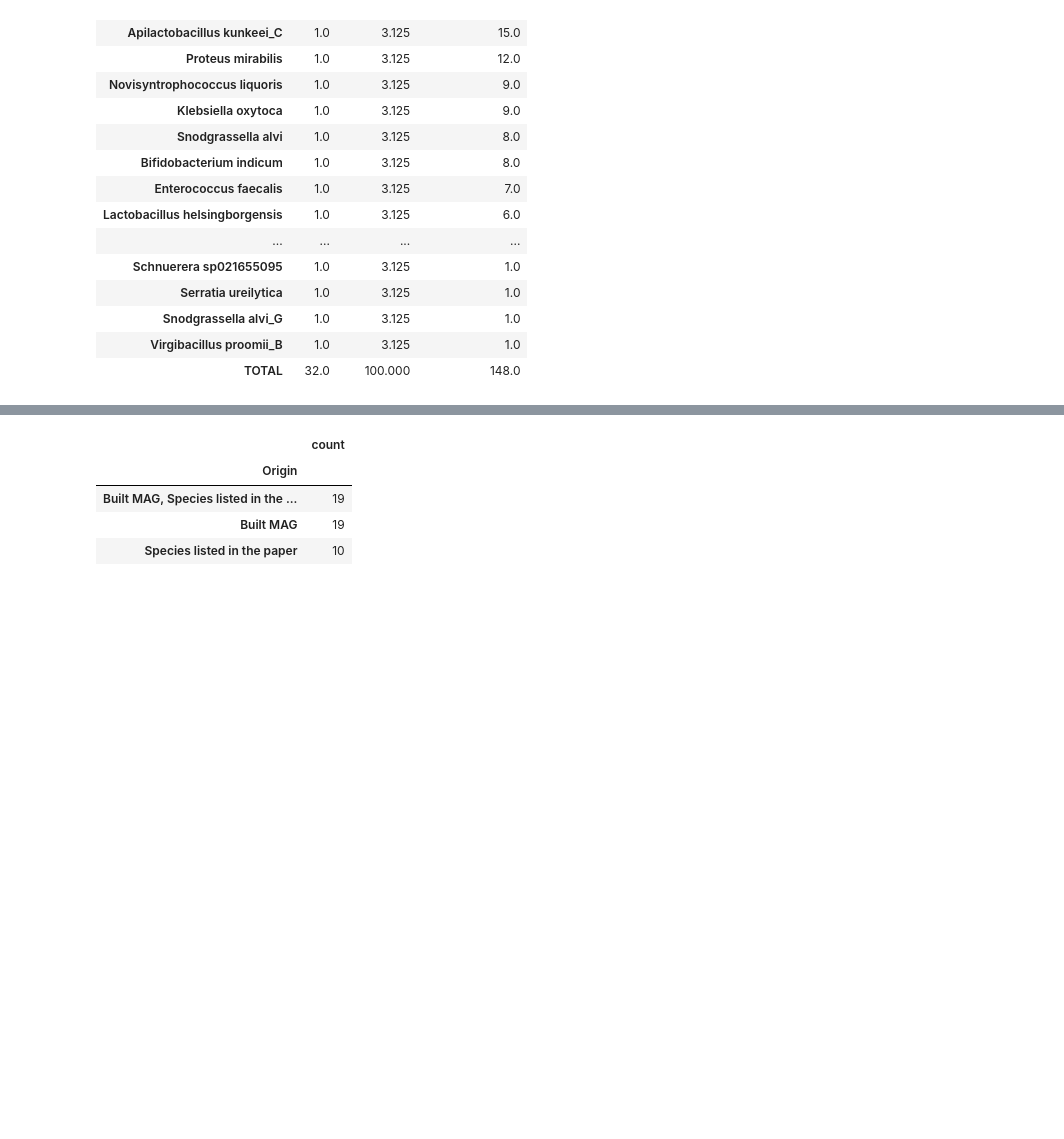
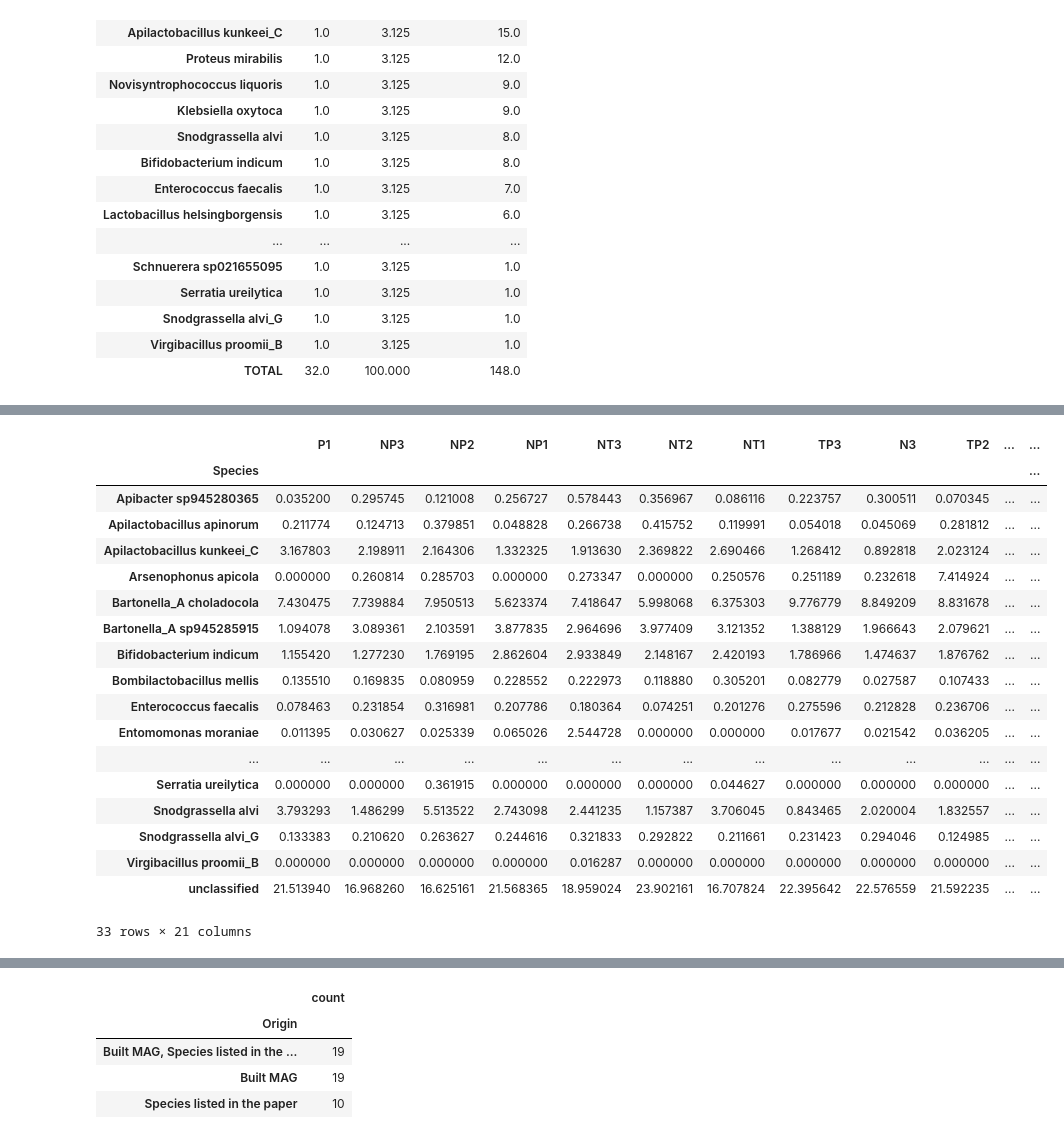
Before and after one commit to usegalaxy-eu/FAIRyMAGs, a Jupyter notebook: bin/use-case-bee-microbiome-exploration.ipynb, the cells around one changed output, grey strips where cells are left out. Drawn from its saved outputs; the diff is of its cells as text; code cells hidden in the pictures; blank space fills up the shorter version.

```diff
--- a/bin/use-case-bee-microbiome-exploration.ipynb
+++ b/bin/use-case-bee-microbiome-exploration.ipynb
@@ -194,0 +224,28 @@ display(get_level_counts(df_expert, "Species"))
+# %%
+# combine coverage information with taxonomy information
+
+coverage_fp = data_dp_2 / "coverm.tsv"
+coverage_df = pd.read_csv(coverage_fp, sep="\t")
+
+species_idx = reps_df.columns.get_loc("Species")
+abund_df = reps_df.copy()
+abund_df = abund_df.iloc[:, : species_idx + 1].copy()
+
+abund_df = abund_df.merge(
+    coverage_df,
+    left_on="MAG",
+    right_on="Genome",
+    how="left",
+)
+abund_df = abund_df.drop(columns=["Genome"], errors="ignore")
+
+run_to_replicate = metadata_df.set_index("Run accession")["Replicate"].to_dict()
+abund_df = abund_df.rename(
+    columns={
+        column: run_to_replicate[column]
+        for column in abund_df.columns
+        if column.startswith("SRR") and column in run_to_replicate
+    }
+)
+
+abund_df
@@ -194,0 +271,23 @@ display(get_level_counts(df_expert, "Species"))
+# %%
+reduced_abund_df = abund_df.groupby("Species").sum(numeric_only=True)
+reduced_abund_df
+# %% [output]
+|  | P1 | NP3 | NP2 | NP1 | NT3 | NT2 | NT1 | TP3 | N3 | TP2 | ... | ... |
+| Species |  |  |  |  |  |  |  |  |  |  |  | ... |
+| Apibacter sp945280365 | 0.035200 | 0.295745 | 0.121008 | 0.256727 | 0.578443 | 0.356967 | 0.086116 | 0.223757 | 0.300511 | 0.070345 | ... | ... |
+| Apilactobacillus apinorum | 0.211774 | 0.124713 | 0.379851 | 0.048828 | 0.266738 | 0.415752 | 0.119991 | 0.054018 | 0.045069 | 0.281812 | ... | ... |
+| Apilactobacillus kunkeei_C | 3.167803 | 2.198911 | 2.164306 | 1.332325 | 1.913630 | 2.369822 | 2.690466 | 1.268412 | 0.892818 | 2.023124 | ... | ... |
+| Arsenophonus apicola | 0.000000 | 0.260814 | 0.285703 | 0.000000 | 0.273347 | 0.000000 | 0.250576 | 0.251189 | 0.232618 | 7.414924 | ... | ... |
+| Bartonella_A choladocola | 7.430475 | 7.739884 | 7.950513 | 5.623374 | 7.418647 | 5.998068 | 6.375303 | 9.776779 | 8.849209 | 8.831678 | ... | ... |
+| Bartonella_A sp945285915 | 1.094078 | 3.089361 | 2.103591 | 3.877835 | 2.964696 | 3.977409 | 3.121352 | 1.388129 | 1.966643 | 2.079621 | ... | ... |
+| Bifidobacterium indicum | 1.155420 | 1.277230 | 1.769195 | 2.862604 | 2.933849 | 2.148167 | 2.420193 | 1.786966 | 1.474637 | 1.876762 | ... | ... |
+| Bombilactobacillus mellis | 0.135510 | 0.169835 | 0.080959 | 0.228552 | 0.222973 | 0.118880 | 0.305201 | 0.082779 | 0.027587 | 0.107433 | ... | ... |
+| Enterococcus faecalis | 0.078463 | 0.231854 | 0.316981 | 0.207786 | 0.180364 | 0.074251 | 0.201276 | 0.275596 | 0.212828 | 0.236706 | ... | ... |
+| Entomomonas moraniae | 0.011395 | 0.030627 | 0.025339 | 0.065026 | 2.544728 | 0.000000 | 0.000000 | 0.017677 | 0.021542 | 0.036205 | ... | ... |
+| ... | ... | ... | ... | ... | ... | ... | ... | ... | ... | ... | ... | ... |
+| Serratia ureilytica | 0.000000 | 0.000000 | 0.361915 | 0.000000 | 0.000000 | 0.000000 | 0.044627 | 0.000000 | 0.000000 | 0.000000 | ... | ... |
+| Snodgrassella alvi | 3.793293 | 1.486299 | 5.513522 | 2.743098 | 2.441235 | 1.157387 | 3.706045 | 0.843465 | 2.020004 | 1.832557 | ... | ... |
+| Snodgrassella alvi_G | 0.133383 | 0.210620 | 0.263627 | 0.244616 | 0.321833 | 0.292822 | 0.211661 | 0.231423 | 0.294046 | 0.124985 | ... | ... |
+| Virgibacillus proomii_B | 0.000000 | 0.000000 | 0.000000 | 0.000000 | 0.016287 | 0.000000 | 0.000000 | 0.000000 | 0.000000 | 0.000000 | ... | ... |
+| unclassified | 21.513940 | 16.968260 | 16.625161 | 21.568365 | 18.959024 | 23.902161 | 16.707824 | 22.395642 | 22.576559 | 21.592235 | ... | ... |
+33 rows × 21 columns
```
Also changed, not shown: parts of 15 cells of this notebook, 2 other files.
